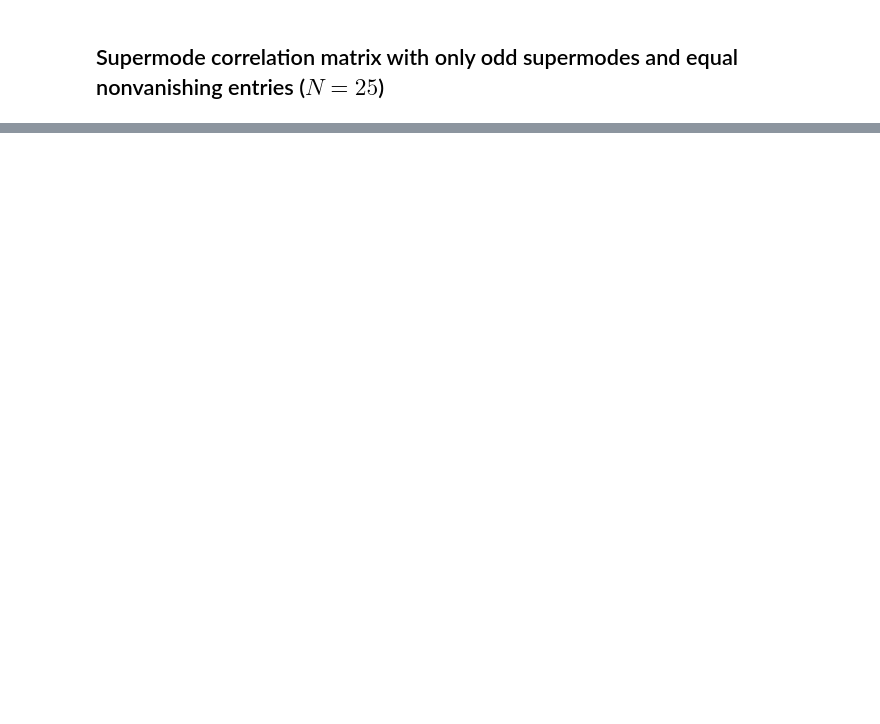
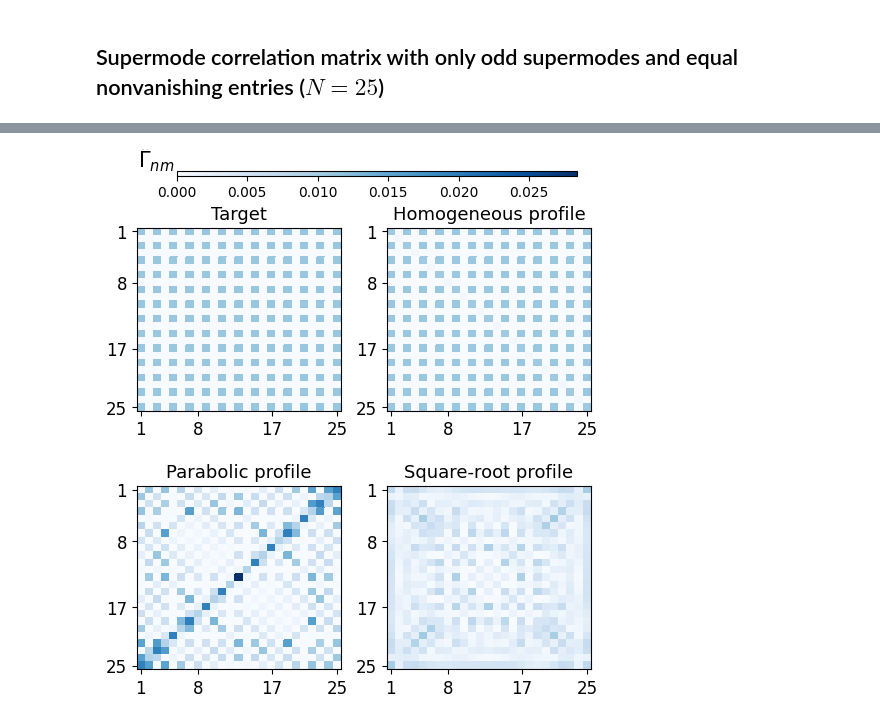
Before and after one commit to Jefferson-Delgado/ANW_sol, a Jupyter notebook: ANWs.ipynb, the cells around one changed output, grey strips where cells are left out. Drawn from its saved outputs; the diff is of its cells as text; code cells hidden in the pictures; blank space fills up the shorter version.

```diff
--- a/ANWs.ipynb
+++ b/ANWs.ipynb
@@ -1686,9 +1733,9 @@ pump_amp_para = np.array([0.0, 0.0, 0.003759496317899827, 0.2253519022587508, 0.
 pump_pha_para = np.array([4.5229716191363885, 0.30524091729112895, 2.170011336098818, 3.1691180712608626, 3.5298468621577284, 0.7136243984016337, 6.891343055591467e-05, 1.3932888830157213, 2.656250591174866, 1.1920576907154234, 4.718496472296137, 1.8303939269958993, 0.937212352299158, 4.152991183632365, 1.5930399104334176, 2.7607121495463494, 0.0, 3.156595169610909, 3.1299530027778464, 2.662270687081055, 5.305655744817729, 0.010771203443666657, 3.7971699975156024, 4.852872782906555, 1.368435028665908])
 
 # For square-root profile:
-z_sqrt = 0.3040251616719698
-pump_amp_sqrt = np.array([0.19982775673621656, 0.014638469828877067, 0.0, 0.013412135705788673, 0.014657304140436377, 0.02710732069625499, 0.018482975690615543, 0.0, 0.03212546702580678, 0.0, 0.049509726481105715, 0.3688231171986169, 0.8809671004956662, 0.0, 0.048078793179761145, 0.01295739071638401, 0.0, 0.0, 0.0, 0.023379811952284286, 0.014443836295276385, 0.013909546105568896, 0.0, 0.02187230752288006, 0.19712958537389283])
-pump_pha_sqrt = np.array([0.0, 1.1367994933455952, 5.0918177932163395, 0.9873930882970967, 0.6912519742554366, 6.283185307179586, 1.7856802414581956, 4.954852563123298, 6.283185307179586, 1.1970638962008888, 0.9693296614465864, 1.4746667931511912, 1.4925056505982268, 5.916090177004482, 5.124474133651356, 0.0, 3.5980843365658766, 3.7920988429314906, 4.671341837943531, 0.9326437186744841, 1.6963514382590803, 1.0743386612875145, 4.4377042829822875, 0.5520148962912341, 6.278861976199519])
+z_sqrt = np.float64(0.1365294280797446)
+pump_amp_sqrt = np.array([0.0, 0.15885993232156598, 0.07148567381893083, 0.013065125211224677, 0.04611011170104553, 0.02836346572261136, 0.46223069808385553, 0.0474090067398699, 0.18804430490745824, 0.396294939996883, 0.006905052318503458, 0.0, 0.08893316251631528, 0.0, 0.0011437294298800662, 0.0, 0.0, 0.06878310514892498, 0.222242961288836, 0.5681402634696477, 0.410436239151108, 0.0, 0.048866992011882264, 0.05026359578428022, 0.0])
+pump_pha_sqrt = np.array([0.0, 2.008840416832655, 3.094654684723886, 0.6101200485061388, 3.097029155847665, 1.1492120840971487, 0.3994429175289708, 0.5611168539104561, 0.7676338800272969, 1.9161514383211637, 6.283185307179586, 5.289242731739897, 3.2731107070778203, 2.5918728288407067, 5.3100126106394185, 5.57870320712093, 0.055146263519229514, 5.058711257556619, 3.3822875785108115, 1.9523880185701084, 0.5881153667668577, 3.223372310704154, 2.9698582960786544, 1.5788448544504732, 5.593476239095742])
 
 # Make phases zero for null injections
 pump_pha_homo = np.where(pump_amp_homo, pump_pha_homo, 0)
@@ -1764,34 +1817,43 @@ plt.show()
 # %%
 fig = plt.figure(figsize=(5, 5), layout="constrained")
 spec = fig.add_gridspec(2, 2, hspace=0.10)
+
+if N % 2 == 0:
+  xticks = np.array([0.5, round(N/3) - 0.5, round(2*N/3) - 0.5, N - 0.5])
+  xlabels = np.array([1, round(N/3), round(2*N/3), N])
+else:
+  xticks = np.array([0.5, round(N/4) + 0.5, N/2, round(3*N/4) - 0.5, N - 0.5])
+  xlabels = xticks - N/ 2
 
 ax0 = fig.add_subplot(spec[0, 0])
 ax1 = fig.add_subplot(spec[0, 1])
 ax2 = fig.add_subplot(spec[1, 0])
 ax3 = fig.add_subplot(spec[1, 1])
 
 vmax = max(corr_ideal.max(), corr_homo.max(), corr_para.max())
 pc1 = ax0.pcolor(corr_ideal, vmin=0, vmax=vmax, cmap='Blues')
 cbar_ax = fig.add_axes([0.15, 1.05, 0.8, 0.01])
 cbar = fig.colorbar(pc1, cax=cbar_ax, orientation='horizontal')
 pc2 = ax1.pcolor(corr_homo, vmin=0, vmax=vmax, cmap='Blues')
 pc3 = ax2.pcolor(corr_para, vmin=0, vmax=vmax, cmap='Blues')
 pc3 = ax3.pcolor(corr_sqrt, vmin=0, vmax=vmax, cmap='Blues')
 
 xticks = np.array([0.5, round(N/3) - 0.5, round(2*N/3) - 0.5, N - 0.5])
 xlabels = np.array([1, round(N/3), round(2*N/3), N])
 
 for i, ax in enumerate([ax0, ax1, ax2, ax3]):
   ax.set_yticks(xticks, xlabels, fontsize=12)
   ax.set_xticks(xticks, xlabels, fontsize=12)
 
 ax0.set_title('Target', fontsize=13)
 ax1.set_title('Homogeneous profile', fontsize=13)
 ax2.set_title('Parabolic profile', fontsize=13)
 ax3.set_title('Square-root profile', fontsize=13)
 for axis in [ax0, ax1, ax2, ax3]: axis.yaxis.set_inverted(True)
 cbar.ax.tick_params(axis='y', labelsize=11)
 cbar.ax.get_yaxis().labelpad = 15
 cbar.ax.set_ylabel('$\\tilde{{\Gamma}}_{{nm}}$', rotation=0, fontsize=15)
 
 plt.show()
+# %% [output]
+[figure, added]
```
Also changed, not shown: parts of 32 cells of this notebook.
